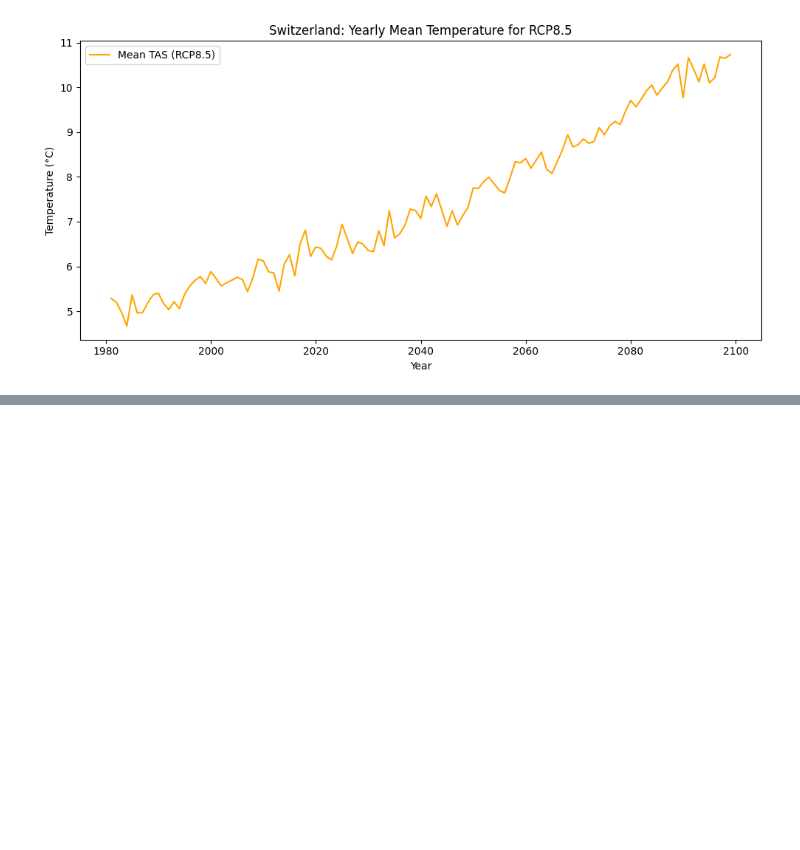
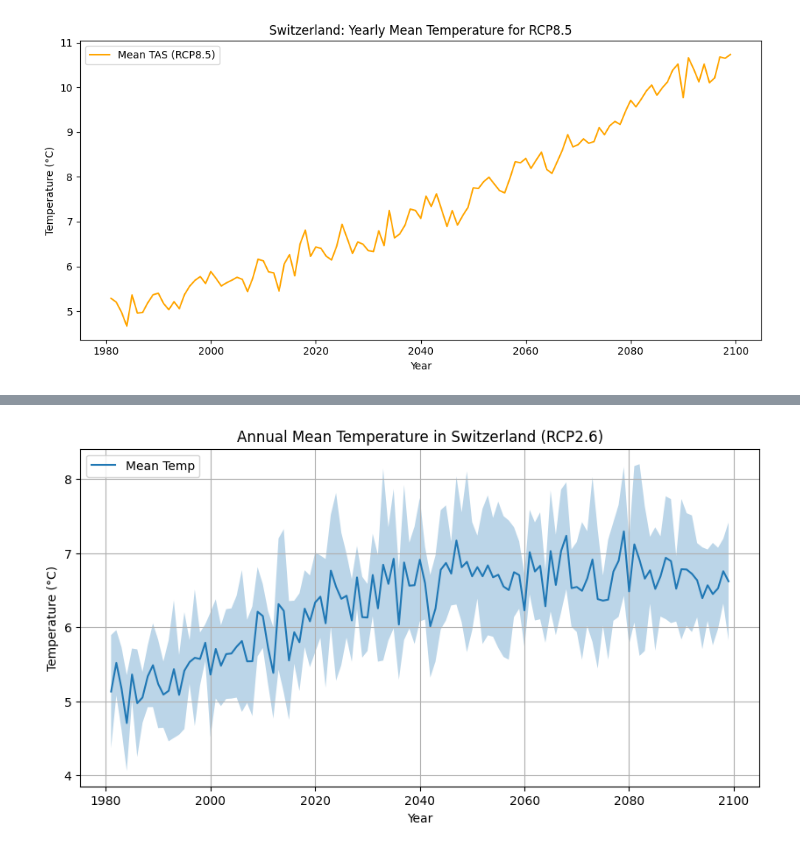
Before and after one commit to NotSchebs/CDK1_Klimadaten_Challenge_FHNW, a Jupyter notebook: tests_seb.ipynb, the cells around one changed output, grey strips where cells are left out. Saved outputs shown, nothing was run; the diff lists cells and outputs as text; code cells hidden in the pictures; blank space fills up the shorter version.

```diff
--- a/tests_seb.ipynb
+++ b/tests_seb.ipynb
@@ -71,0 +48,27 @@ data
+# %%
+# === Load data ===
+# Temperature (example for RCP2.6, repeat for RCP4.5/8.5 if needed)
+temp = pd.read_csv("Bagdasarianz_daten/tas_yearly_RCP2.6_CH_transient.csv")
+temp_data = temp.drop(columns='tas').astype(float)
+years = np.array([int(y) for y in temp_data.columns])
+mean_temp = temp_data.mean()
+std_temp = temp_data.std()
+
+# Bird data
+birds = pd.read_csv("Voegeldaten/zugvögel.csv", encoding="latin1")  # Fix encoding
+birds.columns = birds.columns.str.strip()  # Clean headers
+
+# === 1. Temperature trend over time ===
+def plot_temp_trend():
+    plt.figure(figsize=(10, 5))
+    plt.plot(years, mean_temp, label='Mean Temp')
+    plt.fill_between(years, mean_temp - std_temp, mean_temp + std_temp, alpha=0.3)
+    plt.title("Annual Mean Temperature in Switzerland (RCP2.6)")
+    plt.xlabel("Year")
+    plt.ylabel("Temperature (°C)")
+    plt.legend()
+    plt.grid(True)
+    plt.show()
+plot_temp_trend()
+# %% [output]
+[figure, added]
```
Also changed, not shown: parts of 5 cells of this notebook, 2 other files.
